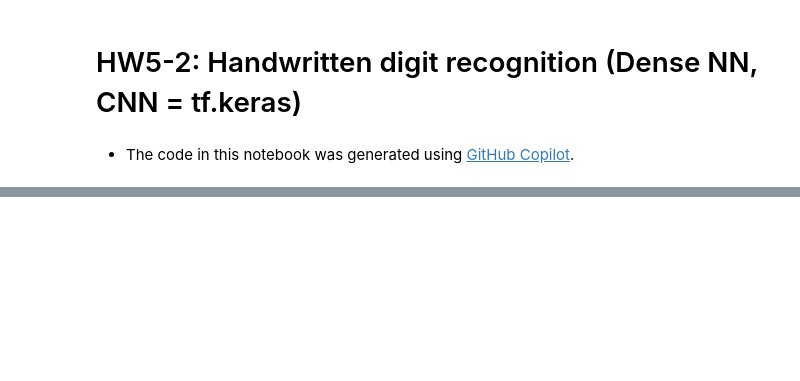
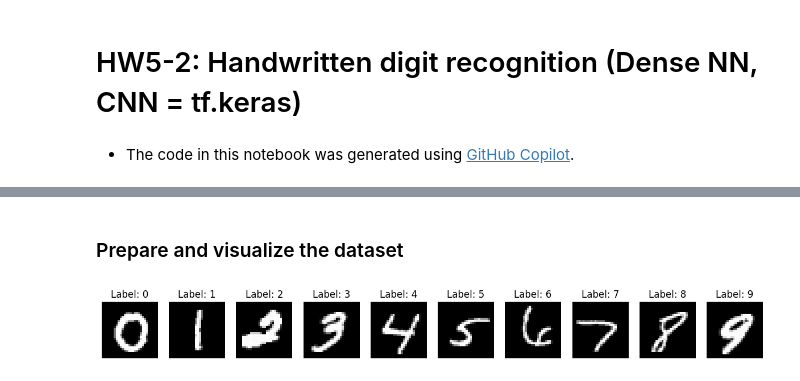
Before and after one commit to devilhyt/nchu-stuff, a Jupyter notebook: 2024-fall/aiot/hw5/hw5-2.ipynb, the cells around one changed output, grey strips where cells are left out. Drawn from its saved outputs; the diff is of its cells as text; code cells hidden in the pictures; blank space fills up the shorter version.

Commit message:
feat(aiot hw5-2): visualize the images in the dataset

```diff
--- a/2024-fall/aiot/hw5/hw5-2.ipynb
+++ b/2024-fall/aiot/hw5/hw5-2.ipynb
@@ -154,0 +96,46 @@ LOCAL_RANK: 0 - CUDA_VISIBLE_DEVICES: [0]
+# %% [markdown]
+### Prepare and visualize the dataset
+# %%
+# Data preparation
+def prepare_data():
+    transform = transforms.Compose(
+        [transforms.ToTensor(), transforms.Normalize((0.5,), (0.5,))]
+    )
+
+    dataset = datasets.MNIST(
+        root="data", train=True, download=True, transform=transform
+    )
+    mnist_test = datasets.MNIST(
+        root="data", train=False, download=True, transform=transform
+    )
+    mnist_train, mnist_val = random_split(dataset, [55000, 5000])
+    return mnist_train, mnist_val, mnist_test
+
+def display_sample_images(dataset):
+    """
+    Display one sample image and its label from each class in the dataset.
+    """
+    class_examples = {}
+    for img, label in dataset:
+        if label not in class_examples:
+            class_examples[label] = img
+        if len(class_examples) == 10:  # We have all 10 classes (0-9)
+            break
+
+    # Plot the images with their labels
+    fig, axes = plt.subplots(1, 10, figsize=(15, 3))
+    for i in range(10):
+        axes[i].imshow(class_examples[i].squeeze(), cmap="gray")
+        axes[i].set_title(f"Label: {i}")
+        axes[i].axis("off")
+    plt.show()
+
+
+mnist_train, mnist_val, mnist_test = prepare_data()
+display_sample_images(mnist_train)
+
+train_loader = DataLoader(mnist_train, batch_size=64, shuffle=True)
+val_loader = DataLoader(mnist_val, batch_size=64)
+test_loader = DataLoader(mnist_test, batch_size=64)
+# %% [output]
+[figure, added]
```
Also changed, not shown: parts of 17 cells of this notebook, 1 other file.
